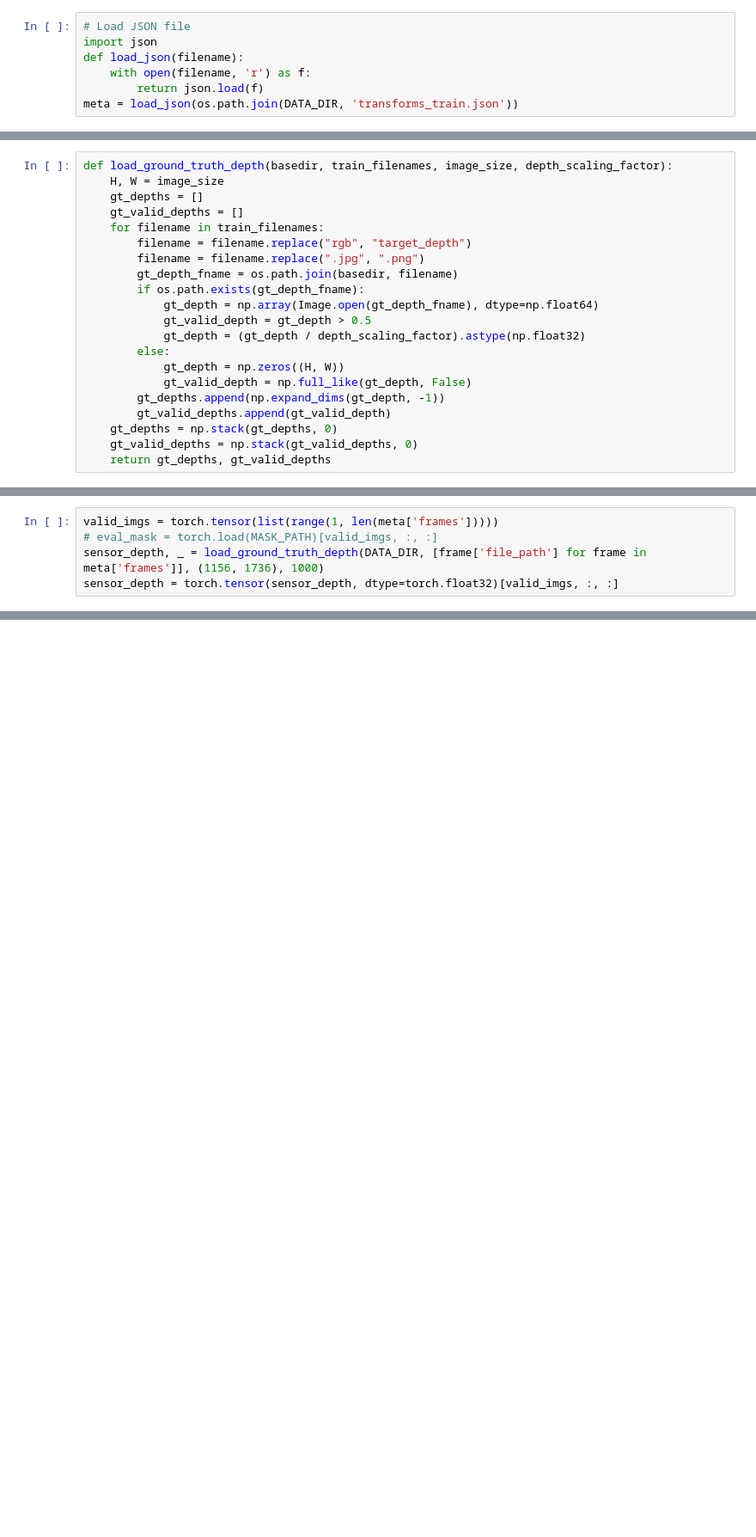
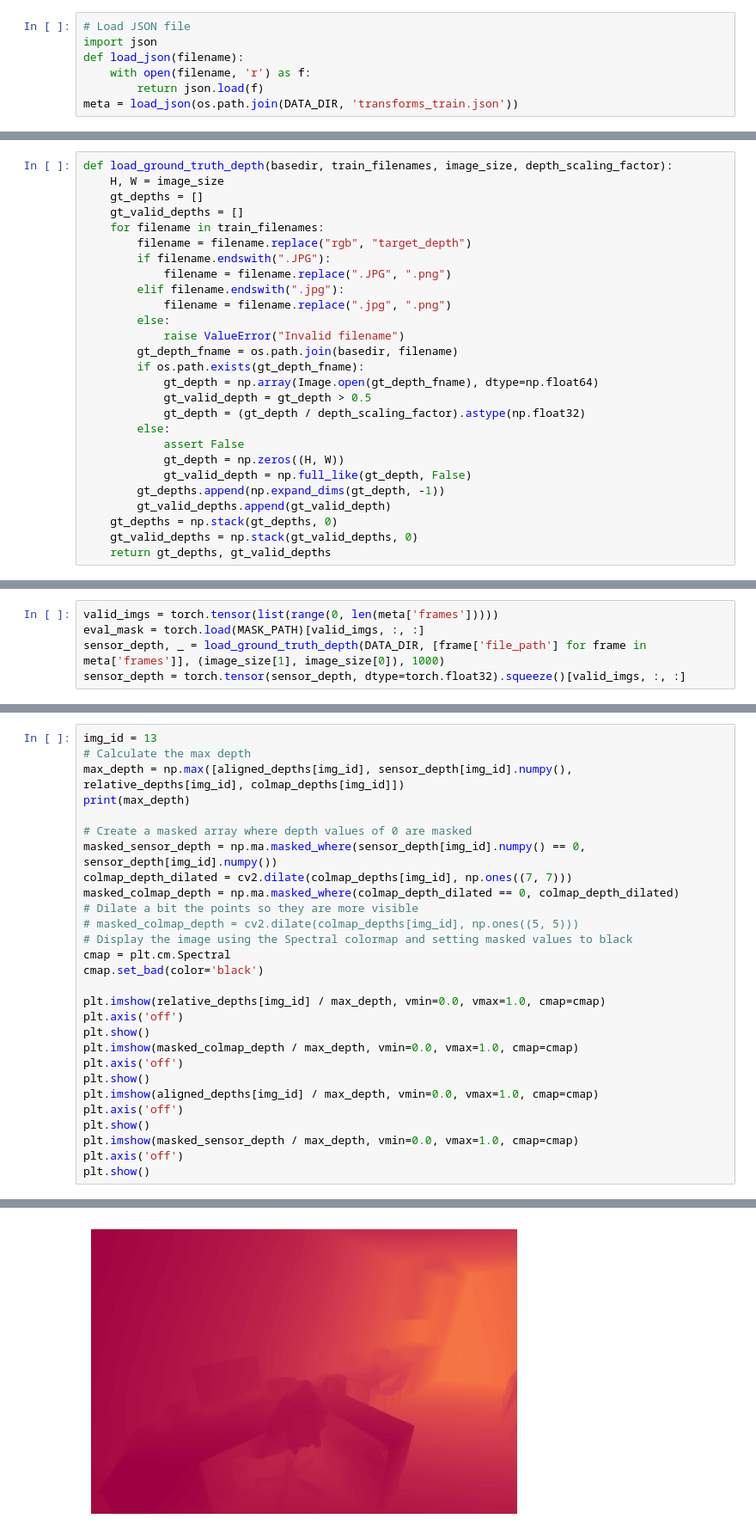
Before and after one commit to diddone/nerf-depth-priors, a Jupyter notebook: depth_alignment/align_depth_map_MG_scannetpp.ipynb, the cells around one changed output, grey strips where cells are left out. Shown at 86% size. Cells and saved outputs as stored; diff of their text form; blank space fills up the shorter version.

Commit message:
Improved visualization for the depth maps

```diff
--- a/depth_alignment/align_depth_map_MG_scannetpp.ipynb
+++ b/depth_alignment/align_depth_map_MG_scannetpp.ipynb
@@ -506,13 +524,19 @@ def load_ground_truth_depth(basedir, train_filenames, image_size, depth_scaling_
     gt_valid_depths = []
     for filename in train_filenames:
         filename = filename.replace("rgb", "target_depth")
-        filename = filename.replace(".jpg", ".png")
+        if filename.endswith(".JPG"):
+            filename = filename.replace(".JPG", ".png")
+        elif filename.endswith(".jpg"):
+            filename = filename.replace(".jpg", ".png")
+        else:
+            raise ValueError("Invalid filename")
         gt_depth_fname = os.path.join(basedir, filename)
         if os.path.exists(gt_depth_fname):
             gt_depth = np.array(Image.open(gt_depth_fname), dtype=np.float64)
             gt_valid_depth = gt_depth > 0.5
             gt_depth = (gt_depth / depth_scaling_factor).astype(np.float32)
         else:
+            assert False
             gt_depth = np.zeros((H, W))
             gt_valid_depth = np.full_like(gt_depth, False)
         gt_depths.append(np.expand_dims(gt_depth, -1))
@@ -523,5 +549,5 @@ def load_ground_truth_depth(basedir, train_filenames, image_size, depth_scaling_
 # %%
-valid_imgs = torch.tensor(list(range(1, len(meta['frames']))))
-# eval_mask = torch.load(MASK_PATH)[valid_imgs, :, :]
-sensor_depth, _ = load_ground_truth_depth(DATA_DIR, [frame['file_path'] for frame in meta['frames']], (1156, 1736), 1000)
-sensor_depth = torch.tensor(sensor_depth, dtype=torch.float32)[valid_imgs, :, :]
+valid_imgs = torch.tensor(list(range(0, len(meta['frames']))))
+eval_mask = torch.load(MASK_PATH)[valid_imgs, :, :]
+sensor_depth, _ = load_ground_truth_depth(DATA_DIR, [frame['file_path'] for frame in meta['frames']], (image_size[1], image_size[0]), 1000)
+sensor_depth = torch.tensor(sensor_depth, dtype=torch.float32).squeeze()[valid_imgs, :, :]
@@ -560,0 +554,29 @@ NameError: name 'barbara_depths' is not defined
+# %%
+img_id = 13
+# Calculate the max depth
+max_depth = np.max([aligned_depths[img_id], sensor_depth[img_id].numpy(), relative_depths[img_id], colmap_depths[img_id]])
+print(max_depth)
+
+# Create a masked array where depth values of 0 are masked
+masked_sensor_depth = np.ma.masked_where(sensor_depth[img_id].numpy() == 0, sensor_depth[img_id].numpy())
+colmap_depth_dilated = cv2.dilate(colmap_depths[img_id], np.ones((7, 7)))
+masked_colmap_depth = np.ma.masked_where(colmap_depth_dilated == 0, colmap_depth_dilated)
+# Dilate a bit the points so they are more visible
+# masked_colmap_depth = cv2.dilate(colmap_depths[img_id], np.ones((5, 5)))
+# Display the image using the Spectral colormap and setting masked values to black
+cmap = plt.cm.Spectral
+cmap.set_bad(color='black')
+
+plt.imshow(relative_depths[img_id] / max_depth, vmin=0.0, vmax=1.0, cmap=cmap)
+plt.axis('off')
+plt.show()
+plt.imshow(masked_colmap_depth / max_depth, vmin=0.0, vmax=1.0, cmap=cmap)
+plt.axis('off')
+plt.show()
+plt.imshow(aligned_depths[img_id] / max_depth, vmin=0.0, vmax=1.0, cmap=cmap)
+plt.axis('off')
+plt.show()
+plt.imshow(masked_sensor_depth / max_depth, vmin=0.0, vmax=1.0, cmap=cmap)
+plt.axis('off')
+plt.show()
+# %% [output]
@@ -560,0 +584 @@ NameError: name 'barbara_depths' is not defined
+[figure, added]
```
Also changed, not shown: parts of 17 cells of this notebook.
